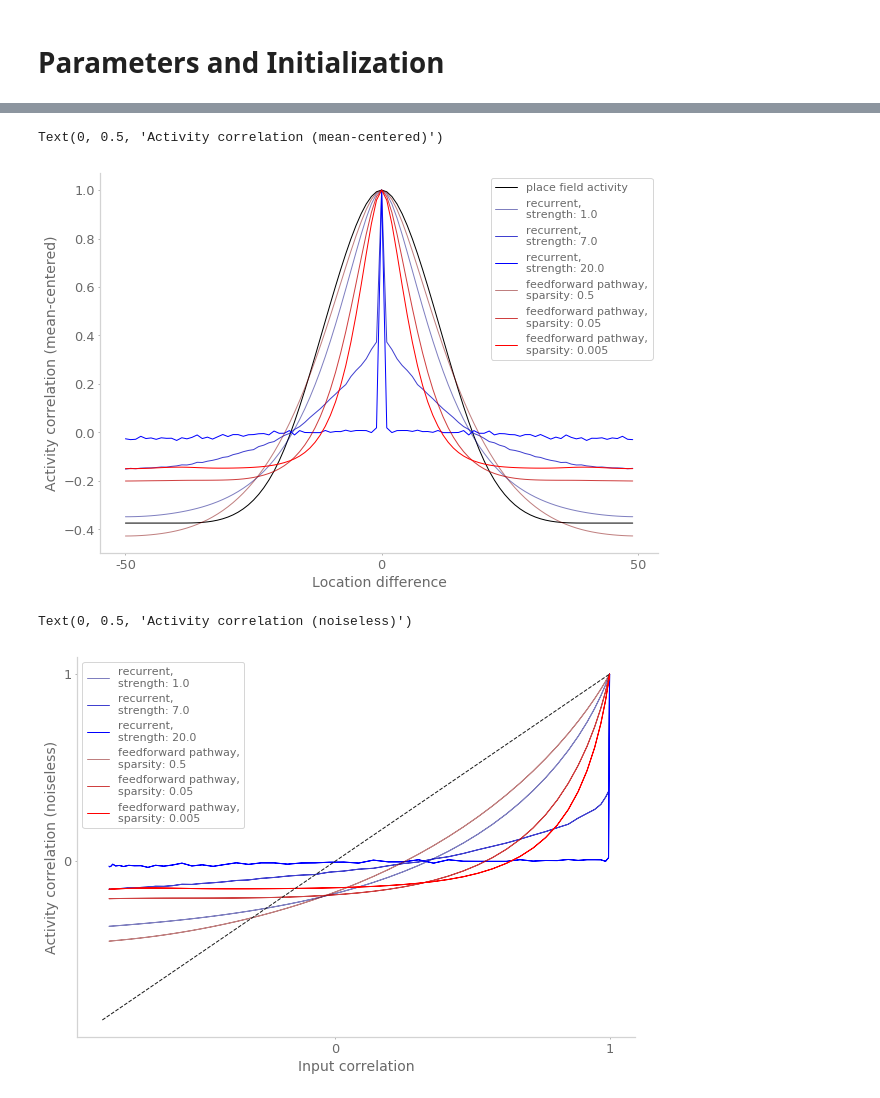
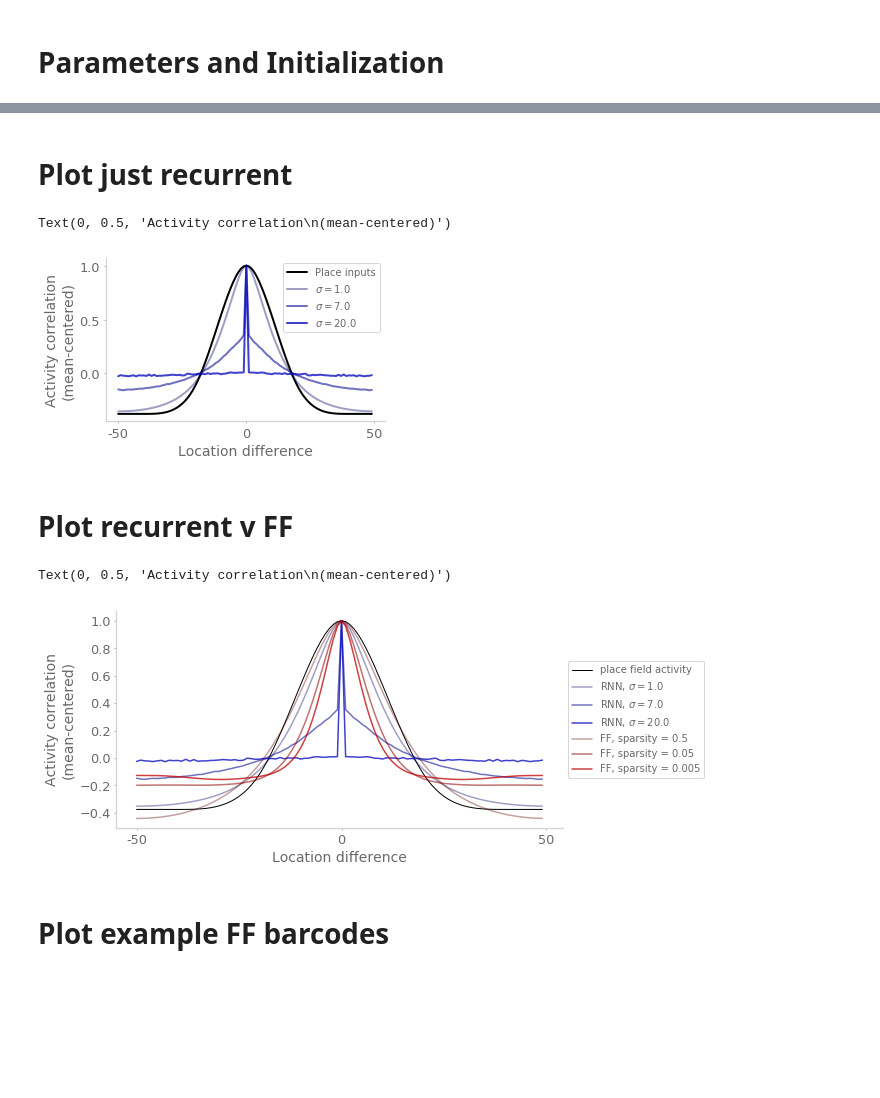
Before and after one commit to chingf/barcodes, a Jupyter notebook: Fig1-compare-model-to-feedforward.ipynb, the cells around one changed output, grey strips where cells are left out. Drawn from its saved outputs; the diff is of its cells as text; code cells hidden in the pictures; blank space fills up the shorter version.

Commit message:
Add updated plots in first draft of figures

```diff
--- a/Fig1-compare-model-to-feedforward.ipynb
+++ b/Fig1-compare-model-to-feedforward.ipynb
@@ -73,47 +75,56 @@ def pairwise_cos_sim(x):
+# %% [markdown]
+# Plot just recurrent
+# %%
+figsize=(5,3)
+plt.figure(figsize=figsize)
+corr_func = pairwise_cos_sim_centered
+
+plt.plot(
+    cross_corr_from_pairwise(corr_func(np.clip(place_inputs, 0, np.inf))),
+    color="black", label="Place inputs", linewidth=2.)
+
+for i, r in enumerate(rec_strength_options):
+    acts = all_acts[i]
+    plt.plot(cross_corr_from_pairwise(corr_func(acts)),
+            color=[0, 0, 1.5*(float(i)+2)/8, 1.5*(float(i)+2)/8],
+             label=f"$\sigma=$"+str(r), linewidth=2.)
+plt.legend(fontsize=10)
+plt.xticks(np.arange(0, num_states+1, 50), np.arange(0, num_states+1, 50)-num_states//2)
+plt.xlabel("Location difference")
+plt.ylabel("Activity correlation\n(mean-centered)")
+# %% [output]
+Text(0, 0.5, 'Activity correlation\n(mean-centered)')
+[figure, added]
+# %% [markdown]
+# Plot recurrent v FF
 # %%
-figsize=(10,7)
+figsize=(10,4)
 plt.figure(figsize=figsize)
 corr_func = pairwise_cos_sim_centered
 
 plt.plot(cross_corr_from_pairwise(corr_func(np.clip(place_inputs, 0, np.inf))), color="black", label="place field activity")
 
 for i, r in enumerate(rec_strength_options):
     acts = all_acts[i]
     plt.plot(cross_corr_from_pairwise(corr_func(acts)),
-            color=[0, 0, 2.0*(float(i)+2)/8, 2.0*(float(i)+2)/8], label="recurrent,\nstrength: "+str(r))
+            color=[0, 0, 1.5*(float(i)+2)/8, 1.5*(float(i)+2)/8],
+             label=f"RNN, $\sigma=$"+str(r), linewidth=1.5)
 for i, s in enumerate(sparsity_options):
     plt.plot(cross_corr_from_pairwise(corr_func(ff_barcodes[i])),
-            color=[2.0*(float(i)+2)/8, 0, 0, 2.0*(float(i)+2)/8], label="feedforward pathway,\nsparsity: "+str(s))
+            color=[1.5*(float(i)+2)/8, 0, 0, 1.5*(float(i)+2)/8],
+             label="FF, sparsity = "+str(s), linewidth=1.5)
 
-plt.legend(fontsize=11)
+# Put a legend to the right of the current axis
+ax = plt.gca()
+box = ax.get_position()
+ax.set_position([box.x0, box.y0, box.width * 0.8, box.height])
+ax.legend(loc='center left', bbox_to_anchor=(1, 0.5), fontsize=10)
+
 plt.xticks(np.arange(0, num_states+1, 50), np.arange(0, num_states+1, 50)-num_states//2)
 plt.xlabel("Location difference")
-plt.ylabel("Activity correlation (mean-centered)")
+plt.ylabel("Activity correlation\n(mean-centered)")
 # %% [output]
-Text(0, 0.5, 'Activity correlation (mean-centered)')
+Text(0, 0.5, 'Activity correlation\n(mean-centered)')
-[figure, old version]
+[figure, new version]
-# %%
-figsize=(10,7)
-plt.figure(figsize=figsize)
-corr_func = pairwise_cos_sim_centered
-
-xvals = cross_corr_from_pairwise(corr_func(place_inputs))
-
-for i, r in enumerate(rec_strength_options):
-    acts = all_acts[i]
-    plt.plot(xvals, cross_corr_from_pairwise(corr_func(acts)),
-            color=[0, 0, 2.0*(float(i)+2)/8, 2.0*(float(i)+2)/8], label="recurrent,\nstrength: "+str(r))
-for i, s in enumerate(sparsity_options):
-    plt.plot(xvals, cross_corr_from_pairwise(corr_func(ff_barcodes[i])),
-            color=[2.0*(float(i)+2)/8, 0, 0, 2.0*(float(i)+2)/8], label="feedforward pathway,\nsparsity: "+str(s))
-
-plt.legend(fontsize=11)
-#plt.xticks(np.arange(0, num_states+1, 50), np.arange(0, num_states+1, 50)-num_states//2)
-plt.xticks([-1, 0, 1])
-plt.yticks([-1, 0, 1])
-plt.plot([-0.85, 1], [-0.85, 1], linestyle="--", color="k")
-plt.xlabel("Input correlation")
-plt.ylabel("Activity correlation (noiseless)")
-# %% [output]
-Text(0, 0.5, 'Activity correlation (noiseless)')
-[figure, removed]
+# %% [markdown]
+# Plot example FF barcodes
```
Also changed, not shown: parts of 12 cells of this notebook, 27 other files.
